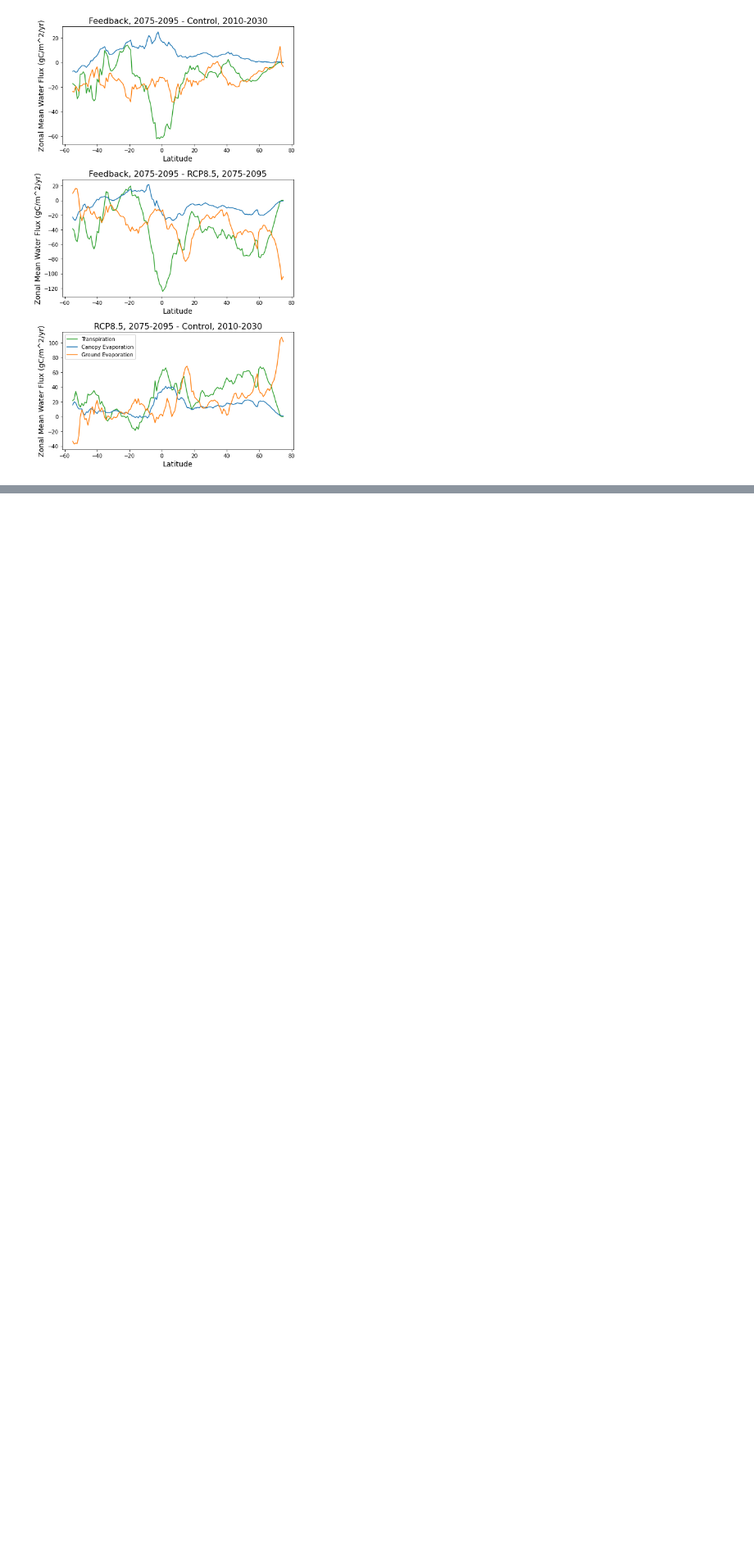
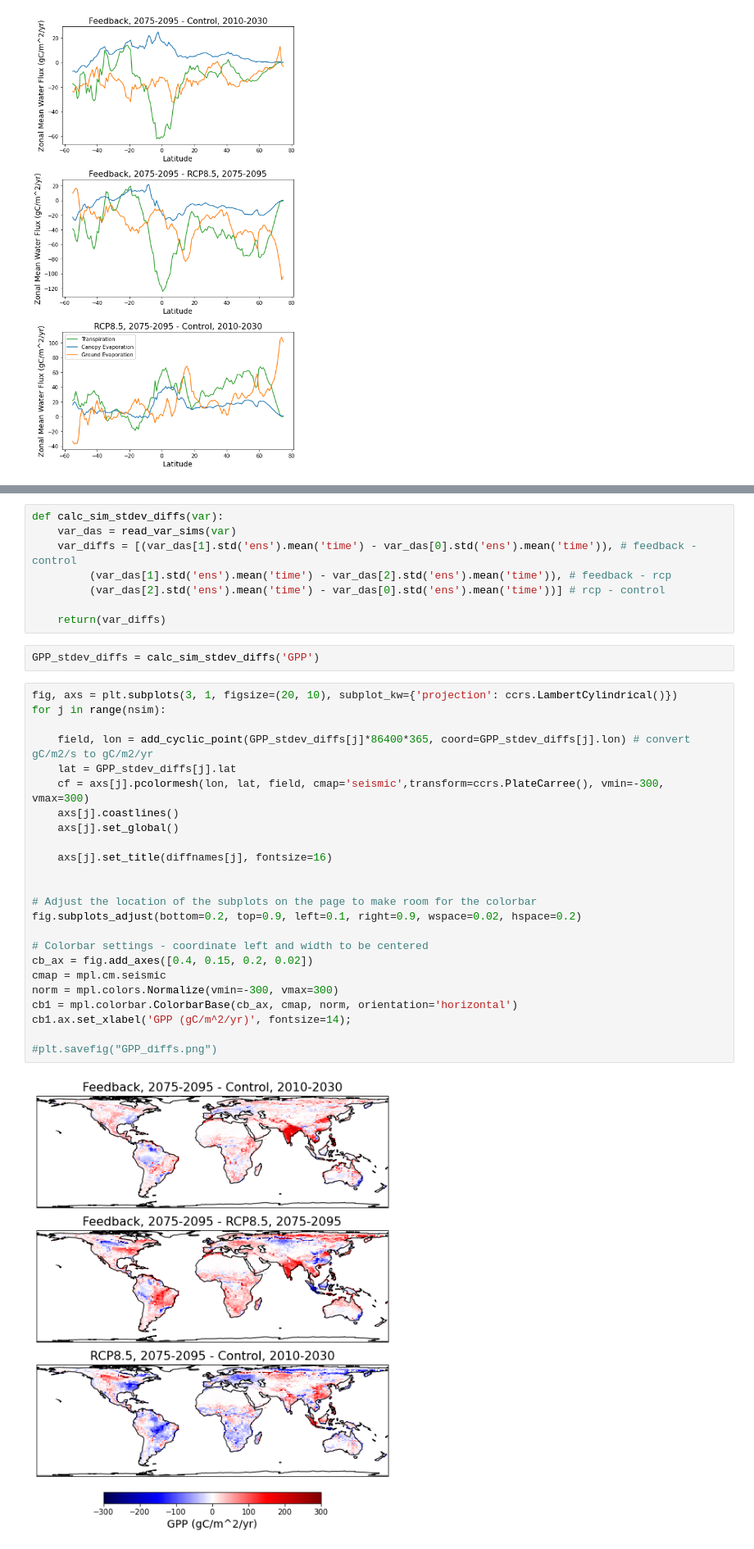
Before and after one commit to katiedagon/GLENS-Ecosystems, a Jupyter notebook: notebooks/landOutput.ipynb, the cells around one changed output, grey strips where cells are left out. Shown at 82% size. Saved outputs shown, nothing was run; the diff lists cells and outputs as text; blank space fills up the shorter version.

```diff
--- a/notebooks/landOutput.ipynb
+++ b/notebooks/landOutput.ipynb
@@ -691,0 +700,36 @@ plt.subplots_adjust(hspace=0.3)
+# %%
+def calc_sim_stdev_diffs(var):
+    var_das = read_var_sims(var)
+    var_diffs = [(var_das[1].std('ens').mean('time') - var_das[0].std('ens').mean('time')), # feedback - control
+         (var_das[1].std('ens').mean('time') - var_das[2].std('ens').mean('time')), # feedback - rcp
+         (var_das[2].std('ens').mean('time') - var_das[0].std('ens').mean('time'))] # rcp - control
+
+    return(var_diffs)
+# %%
+GPP_stdev_diffs = calc_sim_stdev_diffs('GPP')
+# %%
+fig, axs = plt.subplots(3, 1, figsize=(20, 10), subplot_kw={'projection': ccrs.LambertCylindrical()})
+for j in range(nsim):
+
+    field, lon = add_cyclic_point(GPP_stdev_diffs[j]*86400*365, coord=GPP_stdev_diffs[j].lon) # convert gC/m2/s to gC/m2/yr
+    lat = GPP_stdev_diffs[j].lat
+    cf = axs[j].pcolormesh(lon, lat, field, cmap='seismic',transform=ccrs.PlateCarree(), vmin=-300, vmax=300)
+    axs[j].coastlines()
+    axs[j].set_global()
+
+    axs[j].set_title(diffnames[j], fontsize=16)
+
+
+# Adjust the location of the subplots on the page to make room for the colorbar
+fig.subplots_adjust(bottom=0.2, top=0.9, left=0.1, right=0.9, wspace=0.02, hspace=0.2)
+
+# Colorbar settings - coordinate left and width to be centered
+cb_ax = fig.add_axes([0.4, 0.15, 0.2, 0.02])
+cmap = mpl.cm.seismic
+norm = mpl.colors.Normalize(vmin=-300, vmax=300)
+cb1 = mpl.colorbar.ColorbarBase(cb_ax, cmap, norm, orientation='horizontal')
+cb1.ax.set_xlabel('GPP (gC/m^2/yr)', fontsize=14);
+
+#plt.savefig("GPP_diffs.png")
+# %% [output]
+[figure, added]
```
Also changed, not shown: parts of 13 cells of this notebook, 1 other file.
